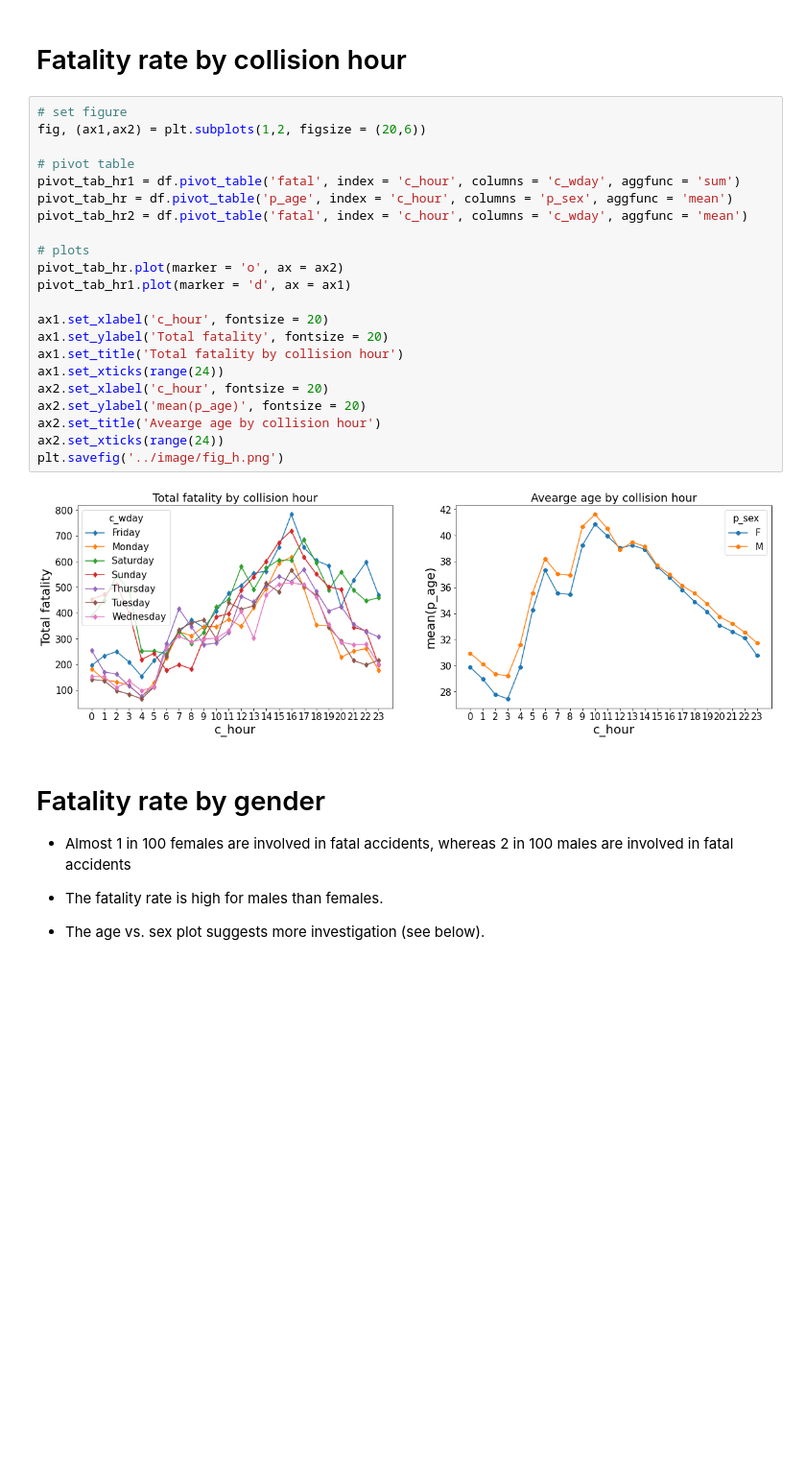
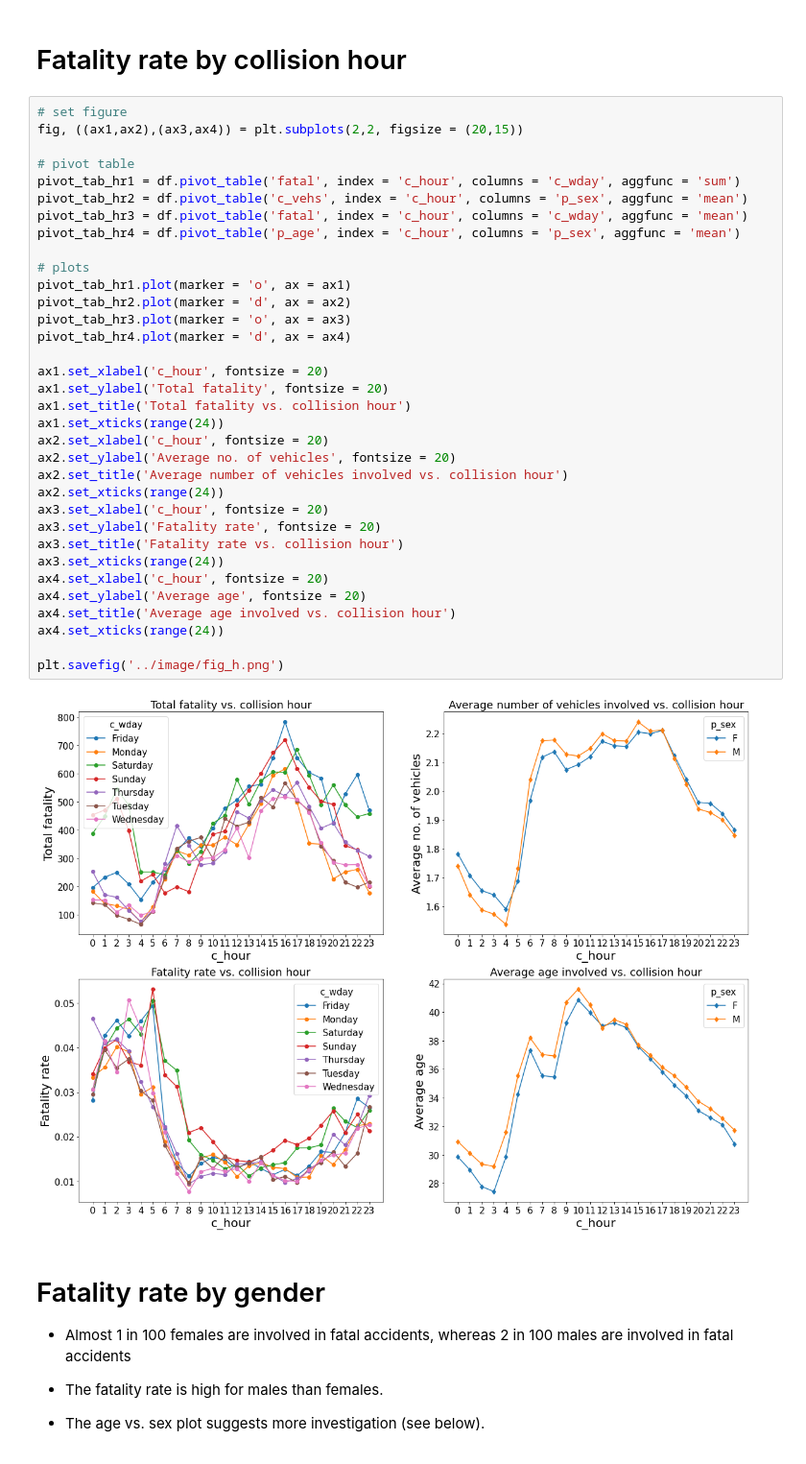
Before and after one commit to Owerre/imbalanced-learning, a Jupyter notebook: canada-collision/notebooks/02-eda.ipynb, the cells around one changed output. Shown at 96% size. Drawn from its saved outputs; the diff is of its cells as text; blank space fills up the shorter version.

```diff
--- a/canada-collision/notebooks/02-eda.ipynb
+++ b/canada-collision/notebooks/02-eda.ipynb
@@ -63,28 +63,40 @@ plt.show()
 # Fatality rate by collision hour
 # %%
 # set figure
-fig, (ax1,ax2) = plt.subplots(1,2, figsize = (20,6))
+fig, ((ax1,ax2),(ax3,ax4)) = plt.subplots(2,2, figsize = (20,15))
 
 # pivot table
 pivot_tab_hr1 = df.pivot_table('fatal', index = 'c_hour', columns = 'c_wday', aggfunc = 'sum')
-pivot_tab_hr = df.pivot_table('p_age', index = 'c_hour', columns = 'p_sex', aggfunc = 'mean')
-pivot_tab_hr2 = df.pivot_table('fatal', index = 'c_hour', columns = 'c_wday', aggfunc = 'mean')
+pivot_tab_hr2 = df.pivot_table('c_vehs', index = 'c_hour', columns = 'p_sex', aggfunc = 'mean')
+pivot_tab_hr3 = df.pivot_table('fatal', index = 'c_hour', columns = 'c_wday', aggfunc = 'mean')
+pivot_tab_hr4 = df.pivot_table('p_age', index = 'c_hour', columns = 'p_sex', aggfunc = 'mean')
 
 # plots
-pivot_tab_hr.plot(marker = 'o', ax = ax2)
-pivot_tab_hr1.plot(marker = 'd', ax = ax1)
+pivot_tab_hr1.plot(marker = 'o', ax = ax1)
+pivot_tab_hr2.plot(marker = 'd', ax = ax2)
+pivot_tab_hr3.plot(marker = 'o', ax = ax3)
+pivot_tab_hr4.plot(marker = 'd', ax = ax4)
 
 ax1.set_xlabel('c_hour', fontsize = 20)
 ax1.set_ylabel('Total fatality', fontsize = 20)
-ax1.set_title('Total fatality by collision hour')
+ax1.set_title('Total fatality vs. collision hour')
 ax1.set_xticks(range(24))
 ax2.set_xlabel('c_hour', fontsize = 20)
-ax2.set_ylabel('mean(p_age)', fontsize = 20)
-ax2.set_title('Avearge age by collision hour')
+ax2.set_ylabel('Average no. of vehicles', fontsize = 20)
+ax2.set_title('Average number of vehicles involved vs. collision hour')
 ax2.set_xticks(range(24))
+ax3.set_xlabel('c_hour', fontsize = 20)
+ax3.set_ylabel('Fatality rate', fontsize = 20)
+ax3.set_title('Fatality rate vs. collision hour')
+ax3.set_xticks(range(24))
+ax4.set_xlabel('c_hour', fontsize = 20)
+ax4.set_ylabel('Average age', fontsize = 20)
+ax4.set_title('Average age involved vs. collision hour')
+ax4.set_xticks(range(24))
+
 plt.savefig('../image/fig_h.png')
 # %% [output]
-[figure, old version]
+[figure, new version]
 # %% [markdown]
 #   Fatality rate by gender
 - Almost 1 in 100 females are involved in fatal accidents, whereas 2 in 100 males are involved in fatal accidents
```
Also changed, not shown: 4 other files.
